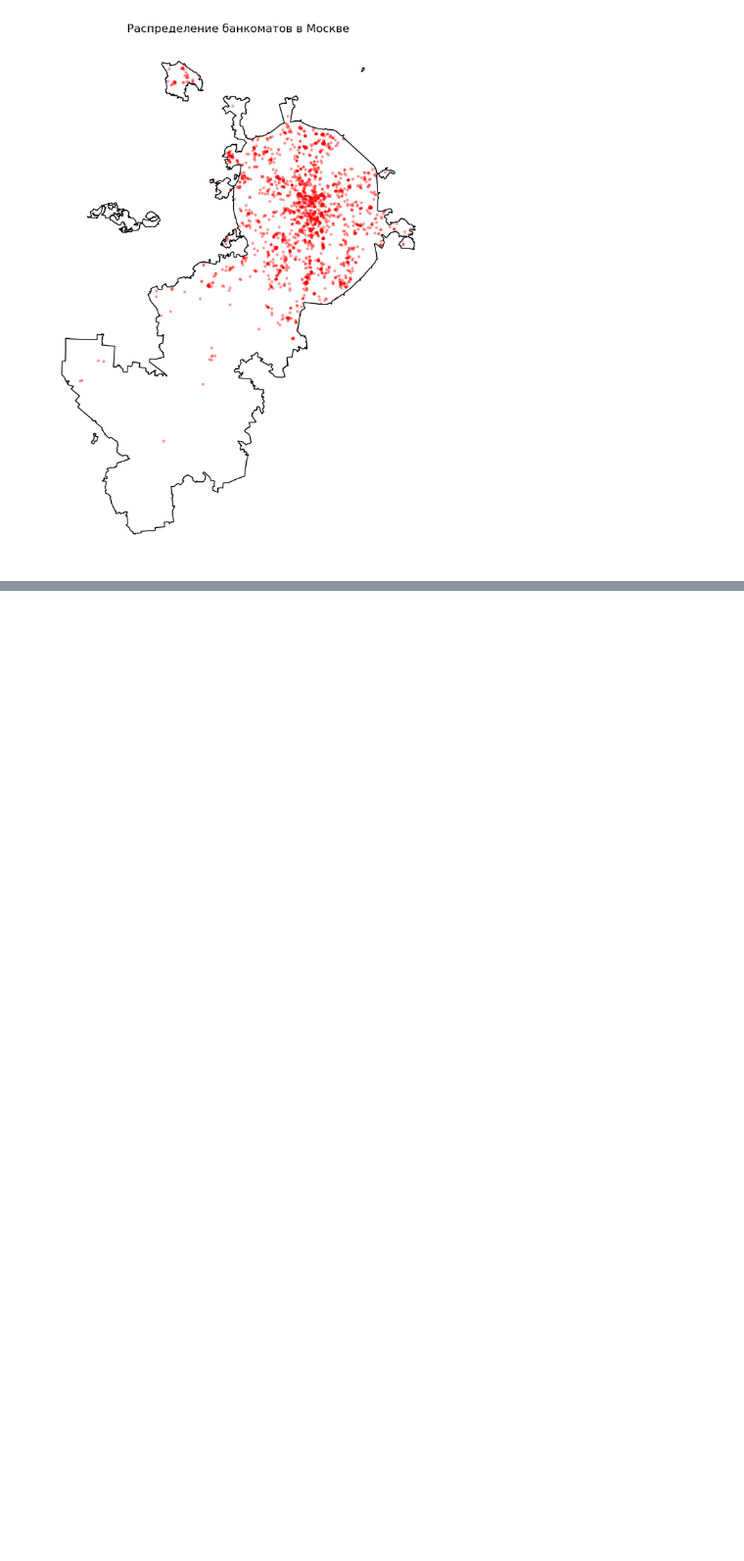
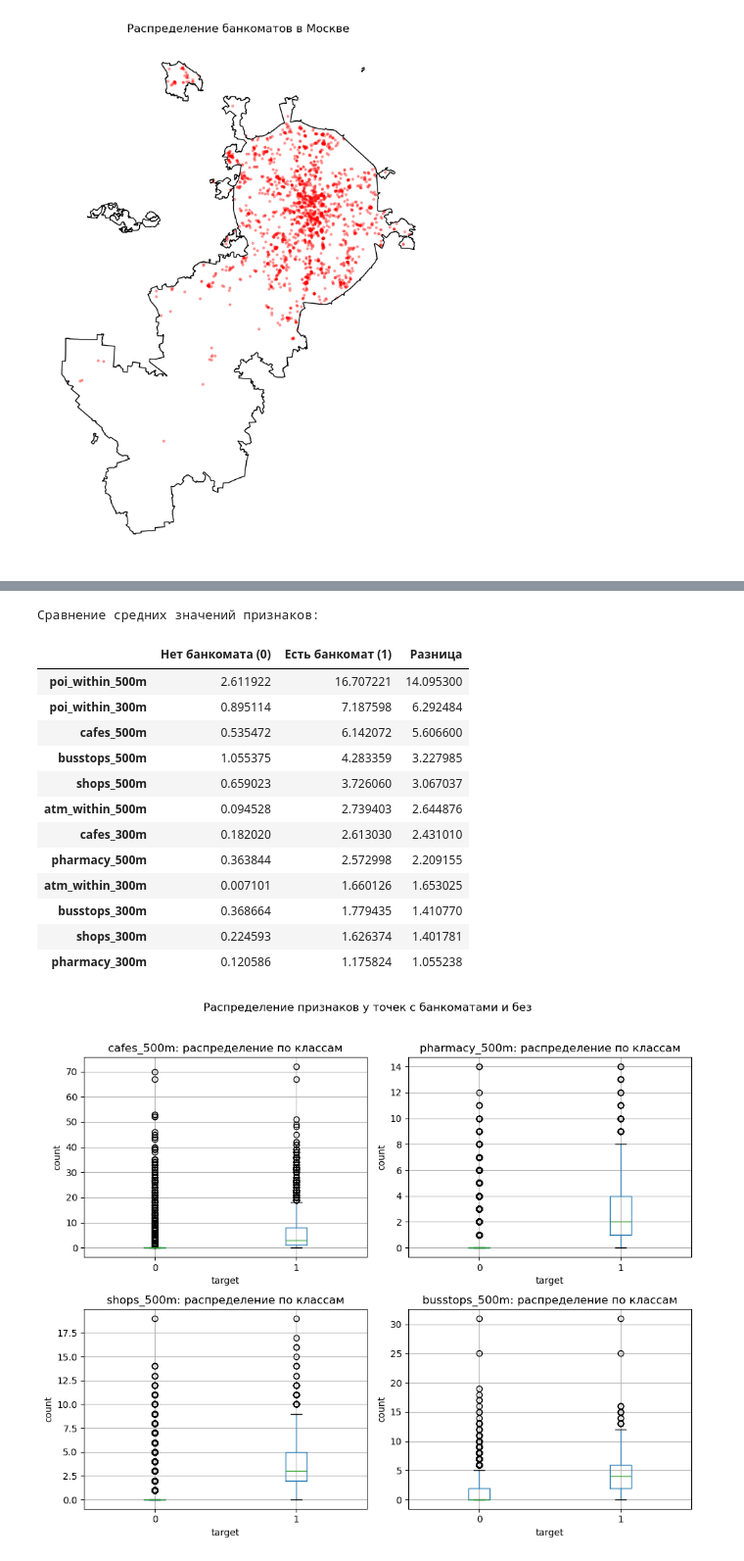
Before and after one commit to antgursky/final-project-atm-analysis, a Jupyter notebook: notebooks/01_data_collection.ipynb, the cells around one changed output, grey strips where cells are left out. Shown at 98% size. Drawn from its saved outputs; the diff is of its cells as text; code cells hidden in the pictures; blank space fills up the shorter version.

```diff
--- a/notebooks/01_data_collection.ipynb
+++ b/notebooks/01_data_collection.ipynb
@@ -983,0 +1095,15 @@ plt.show()
+# %%
+from shapely.ops import nearest_points
+
+# Копируем сетку
+dataset = grid.copy()
+# Добавляем таргет
+dataset["target"] = 0
+
+# Для каждого банкомата ищем ближайшую точку из сетки
+for atm_point in atm.geometry:
+    nearest_idx = dataset.distance(atm_point).idxmin()
+    dataset.loc[nearest_idx, "target"] = 1
+
+print("Размер итогового датасета:", dataset.shape)
+print("Баланс классов:\n", dataset["target"].value_counts(normalize=True))
@@ -983,0 +1148,29 @@ plt.show()
+# %%
+# Убираем колонку geometry, оставляем только числовые признаки + target
+features = dataset.drop(columns=["geometry"])
+
+# Считаем средние значения по каждому классу
+mean_by_target = features.groupby("target").mean().T
+mean_by_target.columns = ["Нет банкомата (0)", "Есть банкомат (1)"]
+
+# Разница
+mean_by_target["Разница"] = mean_by_target["Есть банкомат (1)"] - mean_by_target["Нет банкомата (0)"]
+
+print("Сравнение средних значений признаков:")
+display(mean_by_target.sort_values("Разница", ascending=False))
+# %% [output]
+Сравнение средних значений признаков:
+|  | Нет банкомата (0) | Есть банкомат (1) | Разница |
+| poi_within_500m | 2.611922 | 16.707221 | 14.095300 |
+| poi_within_300m | 0.895114 | 7.187598 | 6.292484 |
+| cafes_500m | 0.535472 | 6.142072 | 5.606600 |
+| busstops_500m | 1.055375 | 4.283359 | 3.227985 |
+| shops_500m | 0.659023 | 3.726060 | 3.067037 |
+| atm_within_500m | 0.094528 | 2.739403 | 2.644876 |
+| cafes_300m | 0.182020 | 2.613030 | 2.431010 |
+| pharmacy_500m | 0.363844 | 2.572998 | 2.209155 |
+| atm_within_300m | 0.007101 | 1.660126 | 1.653025 |
+| busstops_300m | 0.368664 | 1.779435 | 1.410770 |
+| shops_300m | 0.224593 | 1.626374 | 1.401781 |
+| pharmacy_300m | 0.120586 | 1.175824 | 1.055238 |
+[figure, added]
```
Also changed, not shown: parts of 62 cells of this notebook, 2 other files.
